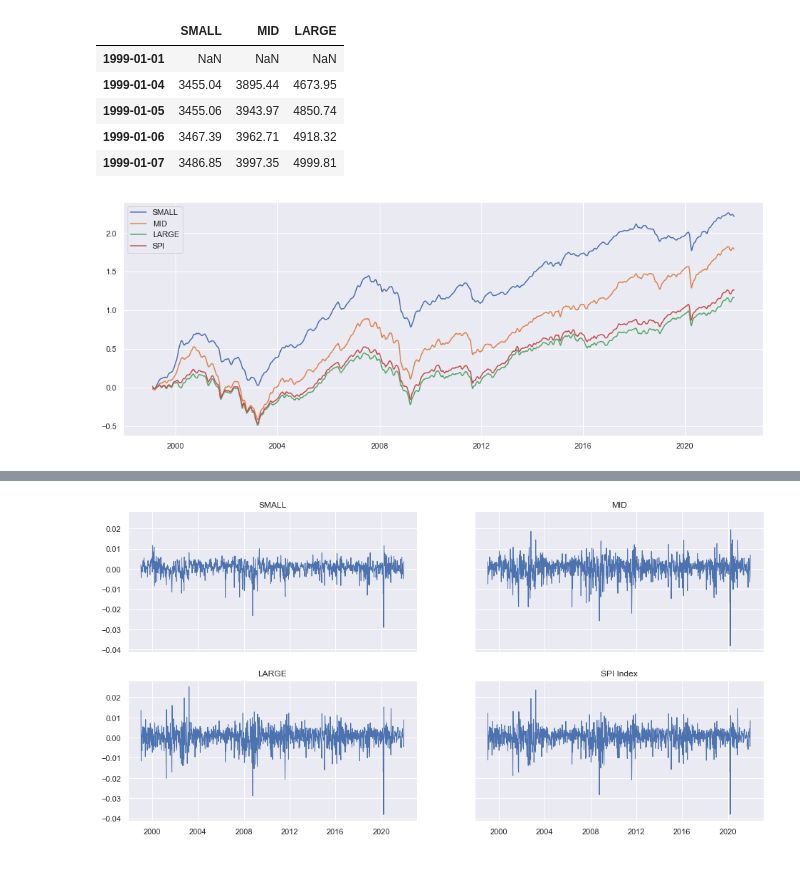
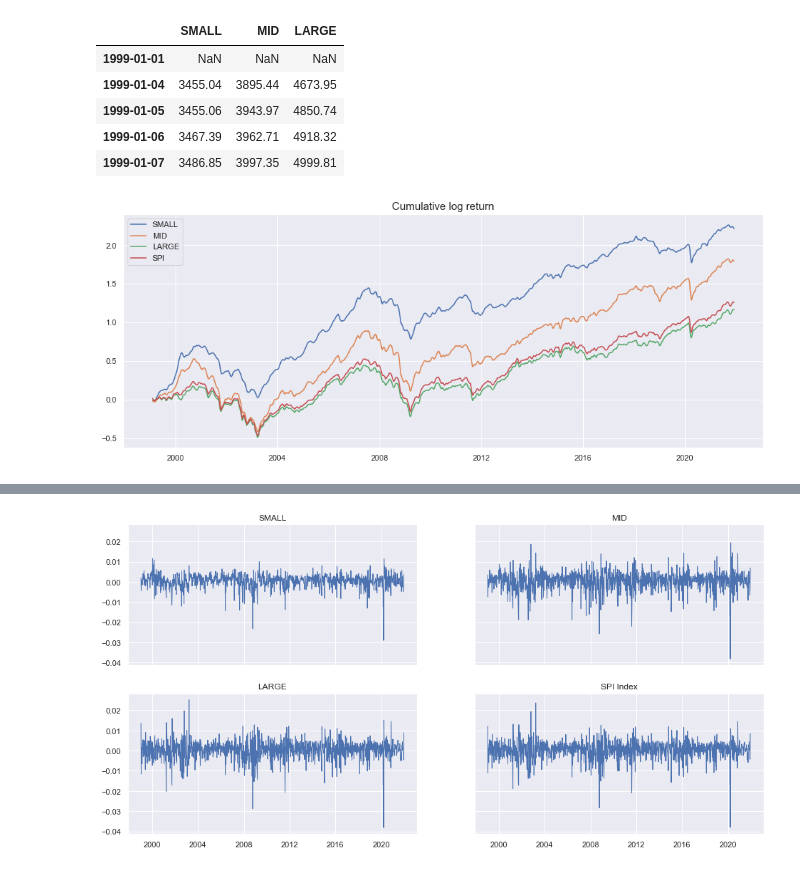
Before and after one commit to lacoupe/BCVS, a Jupyter notebook: SW/size/size.ipynb, the cells around one changed output, grey strips where cells are left out. Saved outputs shown, nothing was run; the diff lists cells and outputs as text; code cells hidden in the pictures.

```diff
--- a/SW/size/size.ipynb
+++ b/SW/size/size.ipynb
@@ -17,7 +17,8 @@ from sklearn.model_selection import train_test_split
 indices_price = pd.read_excel('data/indices_prices.xlsx', index_col=0, skiprows=[0, 1, 2, 3, 5, 6, 7])
 indices_price.to_csv('data/prices.csv')
 # %%
-bench_price, df_X, target_prices = get_price_data()
+features, bench_price, df_X, target_prices = get_price_data()
+# features = features[features.columns[3:]]
 daily_returns = target_prices.pct_change()
 # %%
 target_prices.head()
@@ -31,7 +32,8 @@ target_prices.head()
 # %%
 fig, ax = plt.subplots(figsize=(16,6))
 data_plot = np.log((pd.concat([target_prices, bench_price.rename('SPI')], axis=1).pct_change() + 1).cumprod().rolling(20).mean())
 sns.lineplot(data=data_plot, dashes=False)
+plt.title('Cumulative log return', fontsize=15)
 plt.show()
 # %% [output]
-[figure, old version]
+[figure, new version]
```
Also changed, not shown: parts of 5 cells of this notebook, 13 other files.
